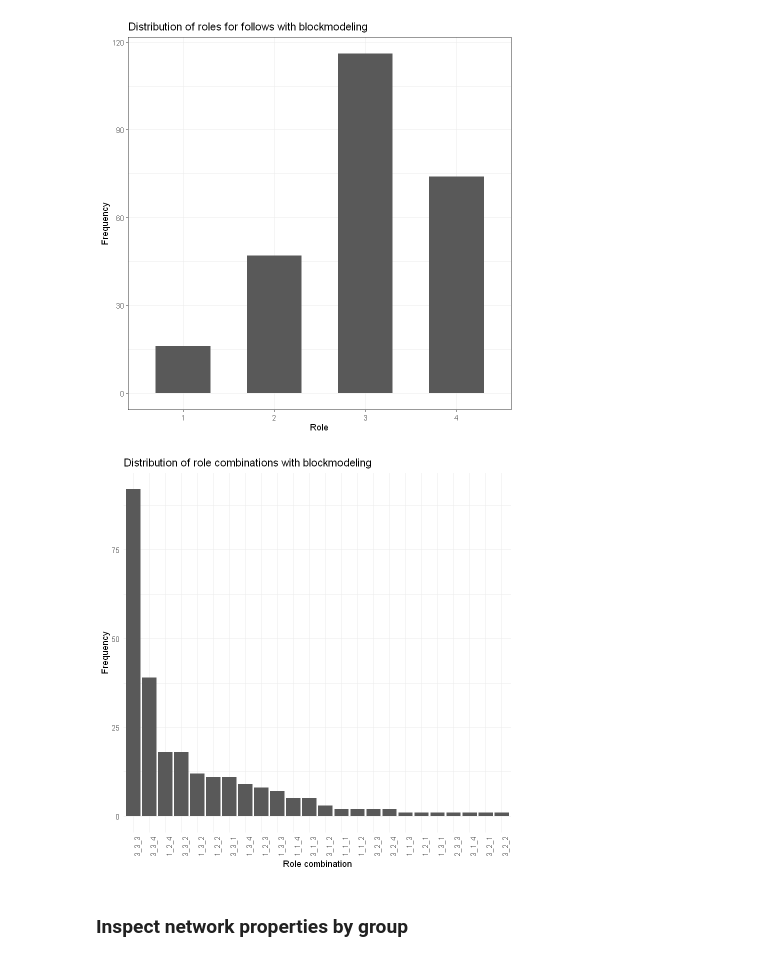
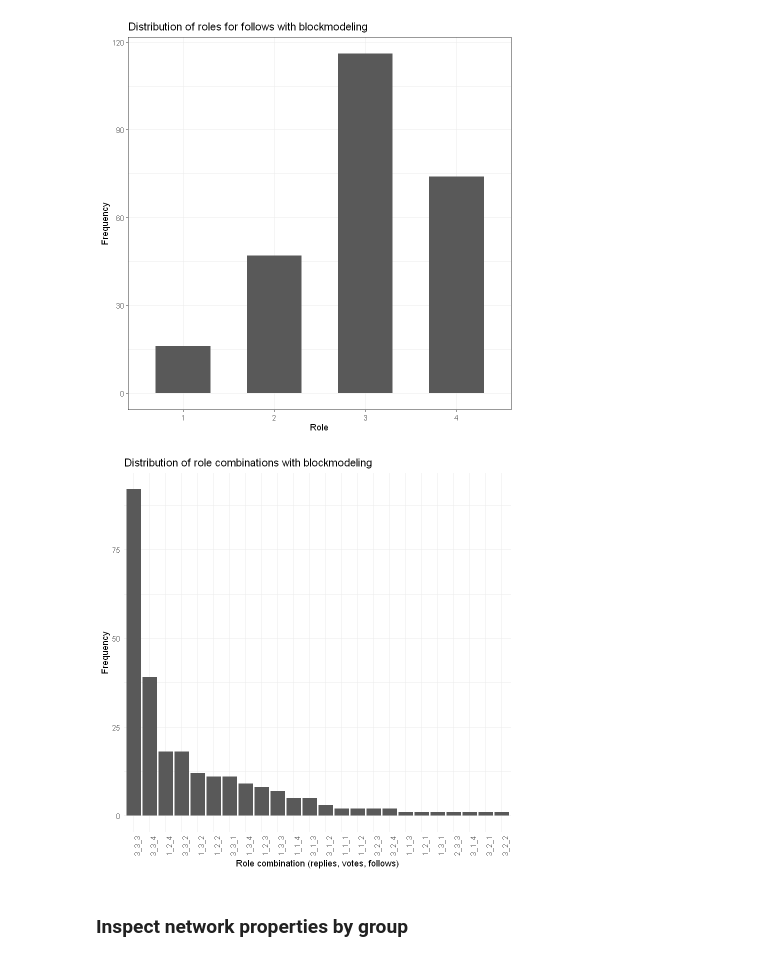
Before and after one commit to babiyivan/network-role-mining, a Jupyter notebook: role_interpretation.ipynb, the cells around one changed output. Saved outputs shown, nothing was run; the diff lists cells and outputs as text; code cells hidden in the pictures.

```diff
--- a/role_interpretation.ipynb
+++ b/role_interpretation.ipynb
@@ -130,19 +112,19 @@ Saving 7 x 7 in image
 # %%
 group_freq <- mem_bm %>%
   count(group)
 
 # Plot the frequency distribution of the values in the 'group' column, sorted by frequency
 ggplot(group_freq, aes(x = fct_reorder(group, n, .desc = TRUE), y = n)) +
   geom_bar(stat = 'identity') +
   labs(
     title = 'Distribution of role combinations with blockmodeling',
-    x = 'Role combination',
+    x = 'Role combination (replies, votes, follows)',
     y = 'Frequency'
   ) +
   theme_minimal() +
   theme(axis.text.x = element_text(angle = 90, hjust = 1))
 # %% [output]
-[figure, old version]
+[figure, new version]
 # %% [markdown]
 ### Inspect network properties by group
 # %% [markdown]
```
Also changed, not shown: parts of 5 cells of this notebook.
